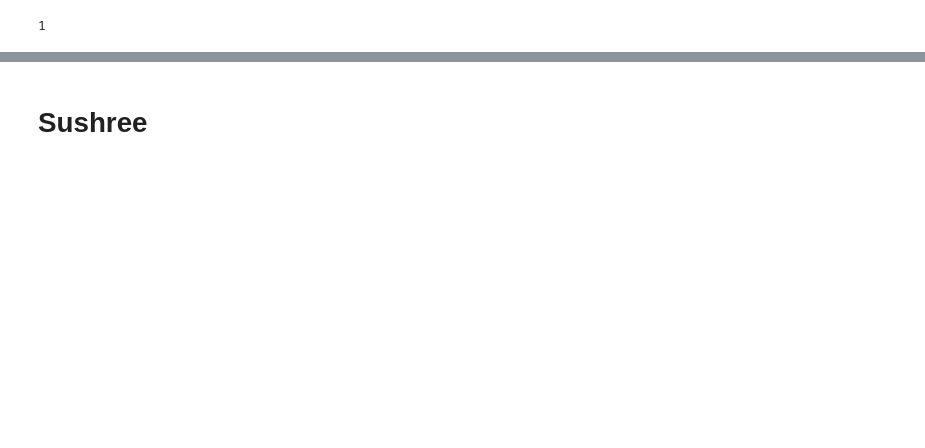
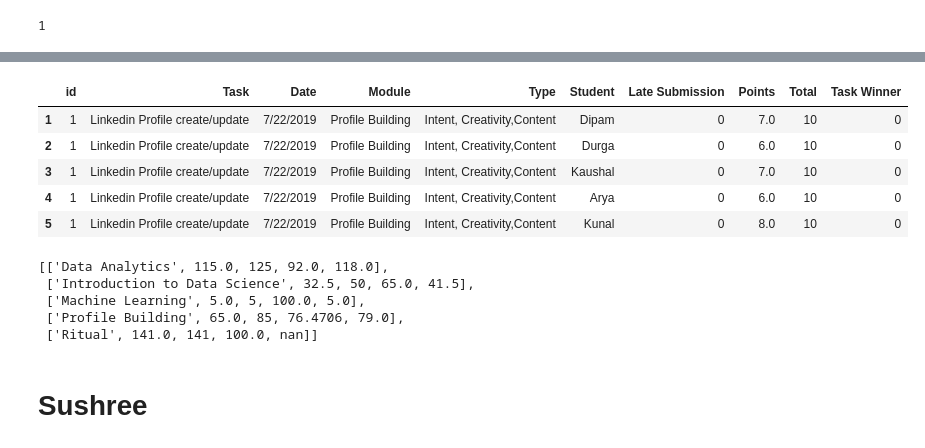
Before and after one commit to SkeyRahaman/Report-Card-Generator, a Jupyter notebook: Report-Card-Generator.ipynb, the cells around one changed output, grey strips where cells are left out. Cells and saved outputs as stored; diff of their text form; code cells hidden in the pictures; blank space fills up the shorter version.

```diff
--- a/Report-Card-Generator.ipynb
+++ b/Report-Card-Generator.ipynb
@@ -324,0 +504,9 @@ To retain the current behavior and silence the warning, pass 'sort=True'.
+# %%
+data.head()
+# %% [output]
+|  | id | Task | Date | Module | Type | Student | Late Submission | Points | Total | Task Winner |
+| 1 | 1 | Linkedin Profile create/update | 7/22/2019 | Profile Building | Intent, Creativity,Content | Dipam | 0 | 7.0 | 10 | 0 |
+| 2 | 1 | Linkedin Profile create/update | 7/22/2019 | Profile Building | Intent, Creativity,Content | Durga | 0 | 6.0 | 10 | 0 |
+| 3 | 1 | Linkedin Profile create/update | 7/22/2019 | Profile Building | Intent, Creativity,Content | Kaushal | 0 | 7.0 | 10 | 0 |
+| 4 | 1 | Linkedin Profile create/update | 7/22/2019 | Profile Building | Intent, Creativity,Content | Arya | 0 | 6.0 | 10 | 0 |
+| 5 | 1 | Linkedin Profile create/update | 7/22/2019 | Profile Building | Intent, Creativity,Content | Kunal | 0 | 8.0 | 10 | 0 |
@@ -324,0 +515,8 @@ To retain the current behavior and silence the warning, pass 'sort=True'.
+# %%
+df[0].values.tolist()
+# %% [output]
+[['Data Analytics', 115.0, 125, 92.0, 118.0],
+ ['Introduction to Data Science', 32.5, 50, 65.0, 41.5],
+ ['Machine Learning', 5.0, 5, 100.0, 5.0],
+ ['Profile Building', 65.0, 85, 76.4706, 79.0],
+ ['Ritual', 141.0, 141, 100.0, nan]]
```
Also changed, not shown: parts of 50 cells of this notebook.
